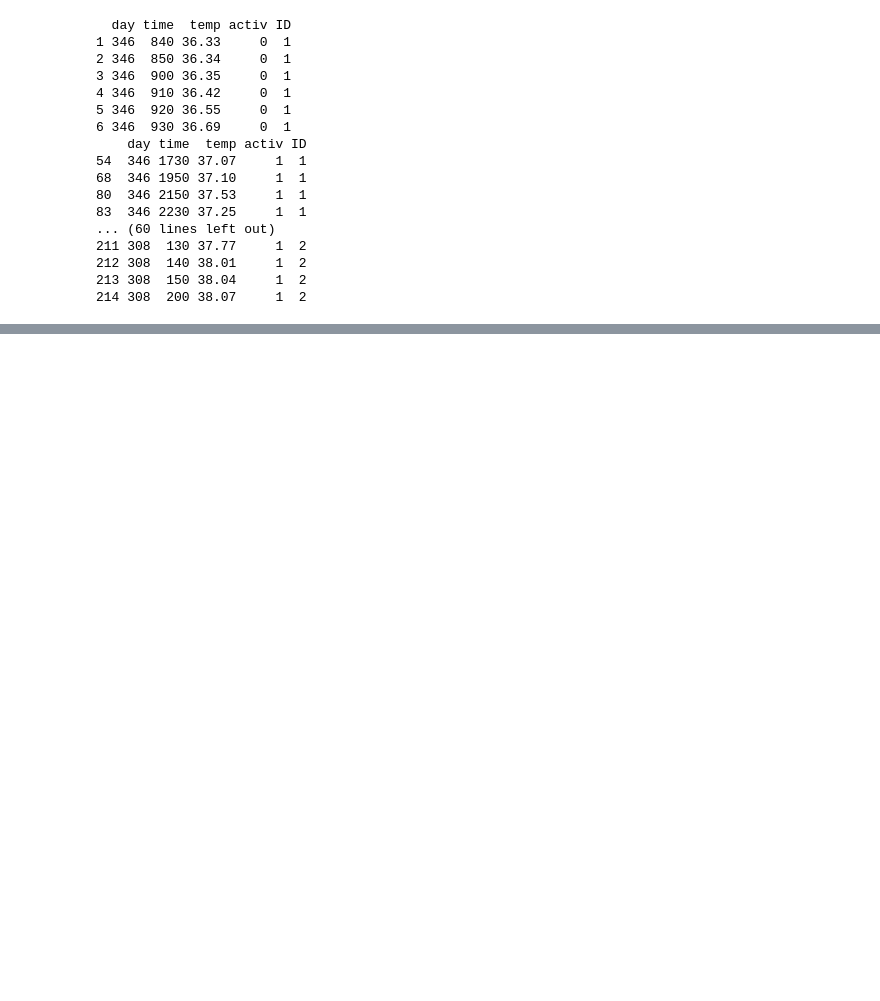
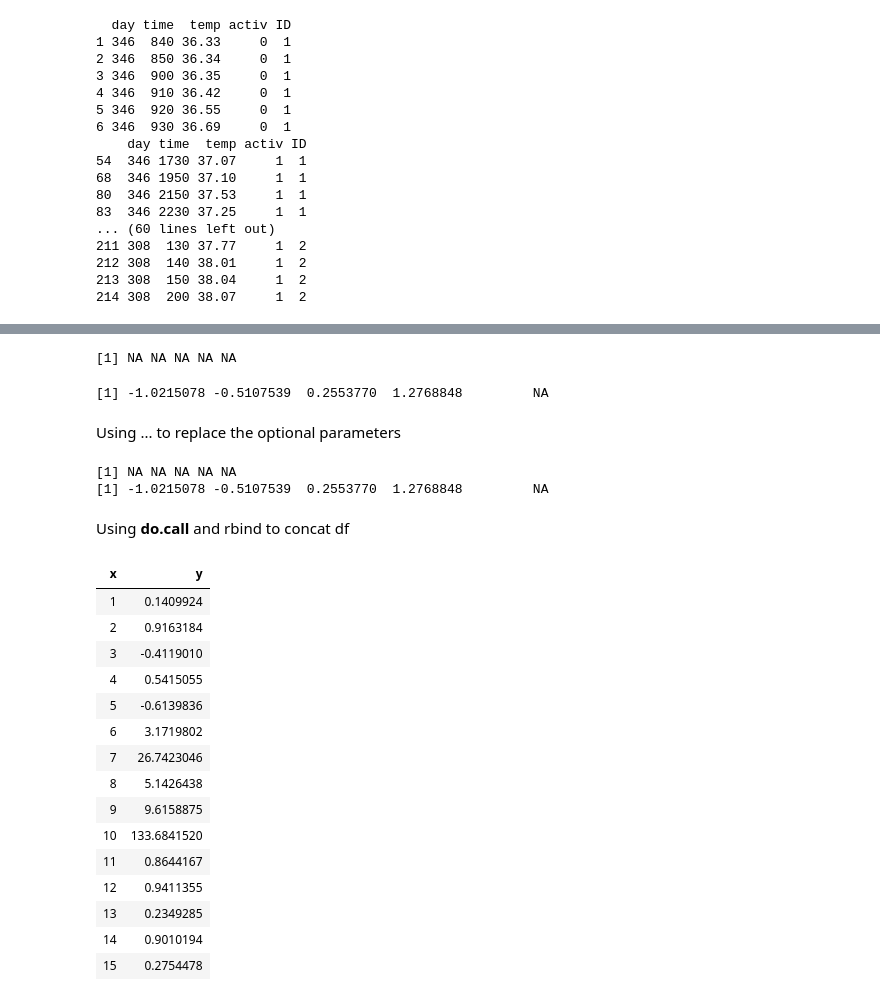
Before and after one commit to KayTony/R-in-Action, a Jupyter notebook: experiments/learning R.ipynb, the cells around one changed output, grey strips where cells are left out. Cells and saved outputs as stored; diff of their text form; code cells hidden in the pictures; blank space fills up the shorter version.

```diff
--- a/experiments/learning R.ipynb
+++ b/experiments/learning R.ipynb
@@ -687,0 +769,47 @@ print(beaver_active)
+# %%
+normalize = function(x, m = mean(x, na.rm=na.rm), s=sd(x, na.rm=na.rm), na.rm=FALSE)
+{
+    (x - m) / s
+}
+normalize(c(1, 3, 6, 10, NA))
+# %% [output]
+[1] NA NA NA NA NA
+# %%
+normalize(c(1, 3, 6, 10, NA), na.rm=TRUE)
+# %% [output]
+[1] -1.0215078 -0.5107539  0.2553770  1.2768848         NA
+# %% [markdown]
+Using ... to replace the optional parameters
+# %%
+normalize = function(x, m=mean(x, ...), s=sd(x, ...), ...){
+    (x - m) / s
+}
+print(normalize(c(1,3,6,10,NA)))
+print(normalize(c(1,3,6,10,NA), na.rm=TRUE))
+# %% [output]
+[1] NA NA NA NA NA
+[1] -1.0215078 -0.5107539  0.2553770  1.2768848         NA
+# %% [markdown]
+Using **do.call** and rbind to concat df
+# %%
+dfr1 = data.frame(x = 1:5, y = rt(5, 1))
+dfr2 = data.frame(x = 6:10, y = rf(5, 1, 1))
+dfr3 = data.frame(x = 11:15, y = rbeta(5, 1, 1))
+do.call(rbind, list(dfr1, dfr2, dfr3))
+# %% [output]
+| x | y |
+| 1 | 0.1409924 |
+| 2 | 0.9163184 |
+| 3 | -0.4119010 |
+| 4 | 0.5415055 |
+| 5 | -0.6139836 |
+| 6 | 3.1719802 |
+| 7 | 26.7423046 |
+| 8 | 5.1426438 |
+| 9 | 9.6158875 |
+| 10 | 133.6841520 |
+| 11 | 0.8644167 |
+| 12 | 0.9411355 |
+| 13 | 0.2349285 |
+| 14 | 0.9010194 |
+| 15 | 0.2754478 |
```
Also changed, not shown: parts of 26 cells of this notebook.
